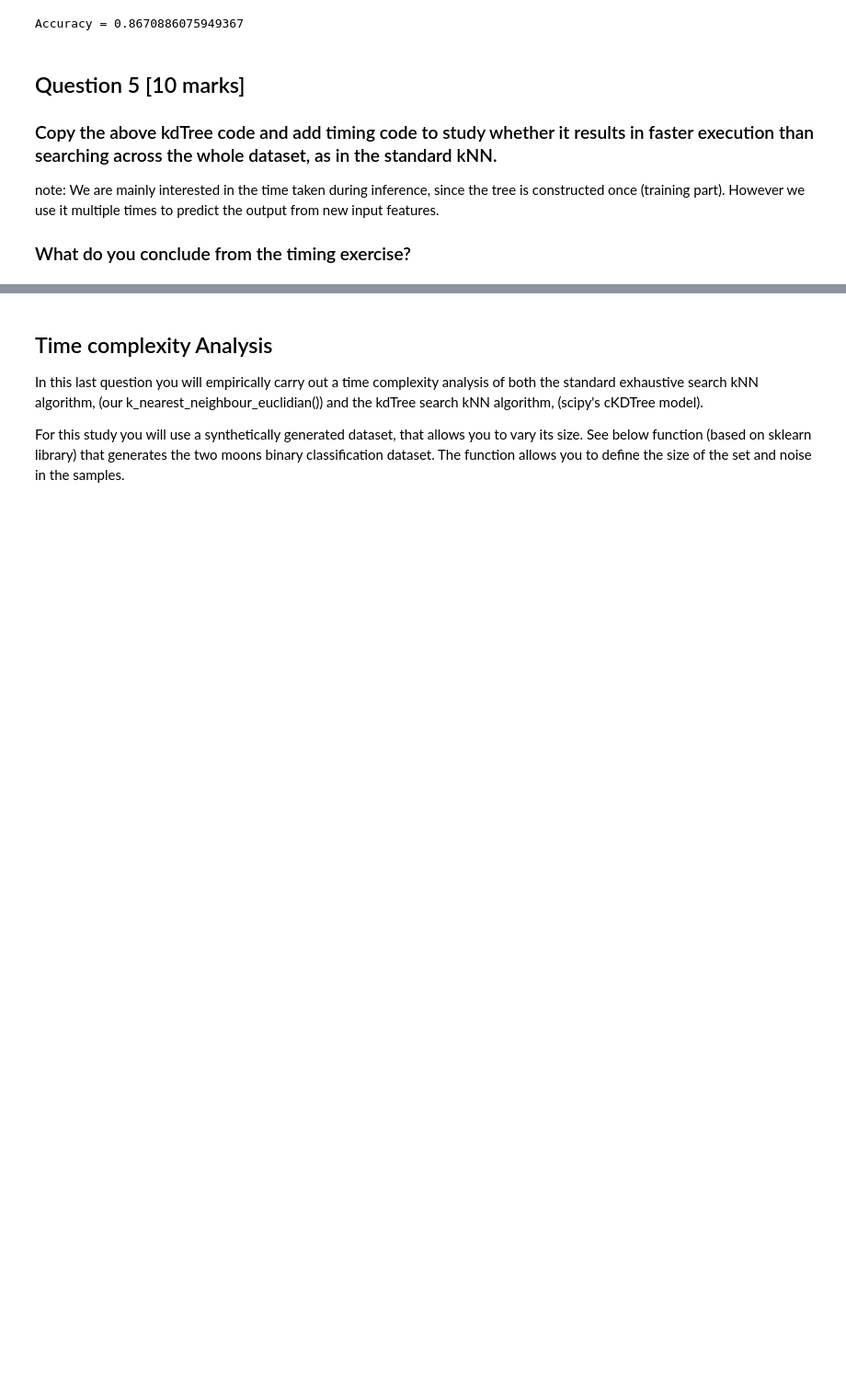
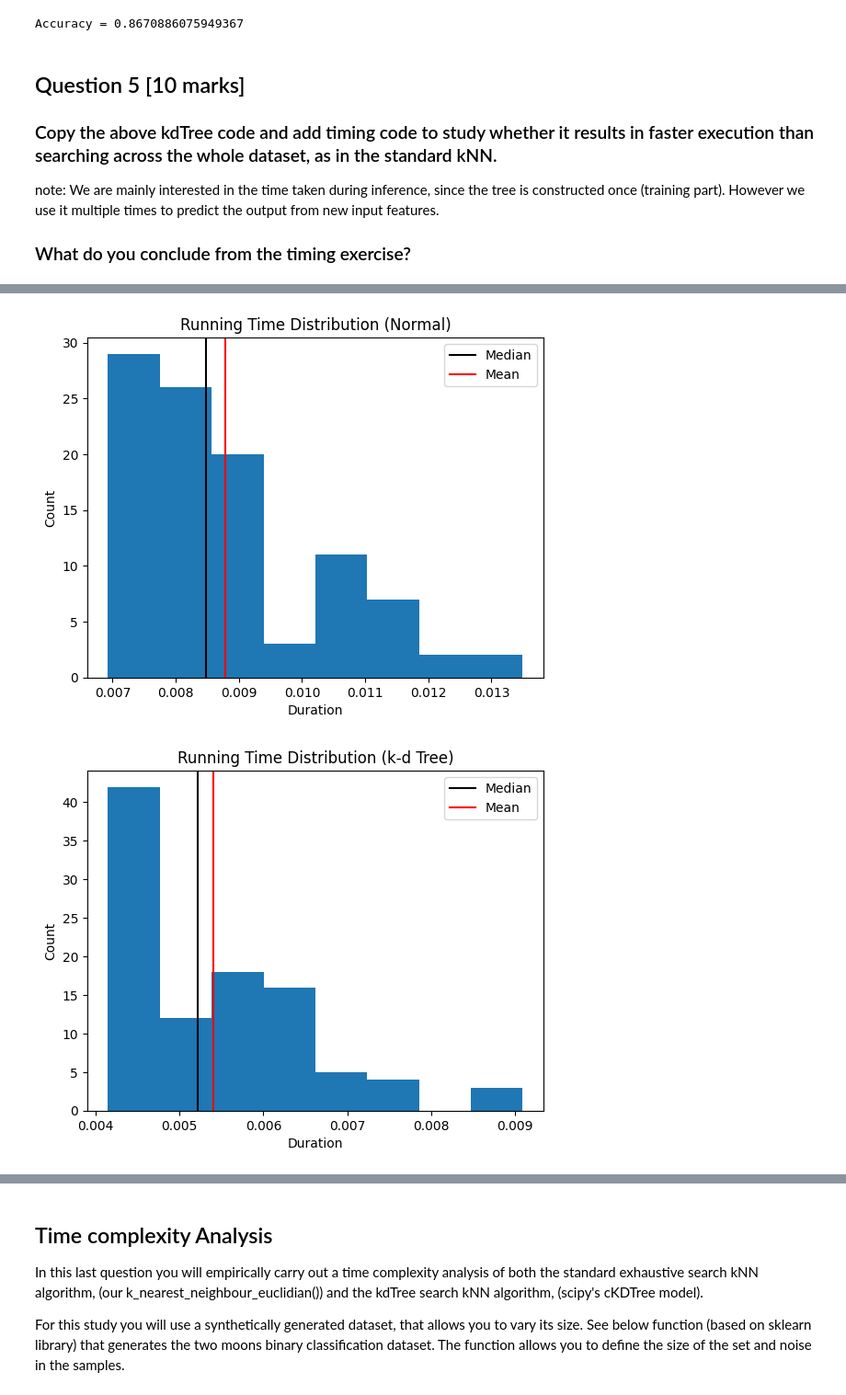
Before and after one commit to JuanScerriE/cce2502-pr-ml, a Jupyter notebook: assignment-1/CCE2502_Assignment_II_Feb_2023.ipynb, the cells around one changed output, grey strips where cells are left out. Shown at 92% size. Drawn from its saved outputs; the diff is of its cells as text; code cells hidden in the pictures; blank space fills up the shorter version.

```diff
--- a/assignment-1/CCE2502_Assignment_II_Feb_2023.ipynb
+++ b/assignment-1/CCE2502_Assignment_II_Feb_2023.ipynb
@@ -536,0 +599,23 @@ Ellipsis
+# %%
+plt.figure()
+plt.hist(x=duration_normal, bins='auto')
+plt.title("Running Time Distribution (Normal)")
+plt.xlabel("Duration")
+plt.ylabel("Count")
+plt.axvline(np.median(duration_normal), color="black", label="Median")
+plt.axvline(np.mean(duration_normal), color="red", label="Mean")
+plt.legend()
+plt.show()
+
+plt.figure()
+plt.hist(x=duration_kdtree, bins='auto')
+plt.title("Running Time Distribution (k-d Tree)")
+plt.xlabel("Duration")
+plt.ylabel("Count")
+plt.axvline(np.median(duration_kdtree), color="black", label="Median")
+plt.axvline(np.mean(duration_kdtree), color="red", label="Mean")
+plt.legend()
+plt.show()
+# %% [output]
+[figure, added]
+[figure, added]
```
Also changed, not shown: parts of 14 cells of this notebook.
